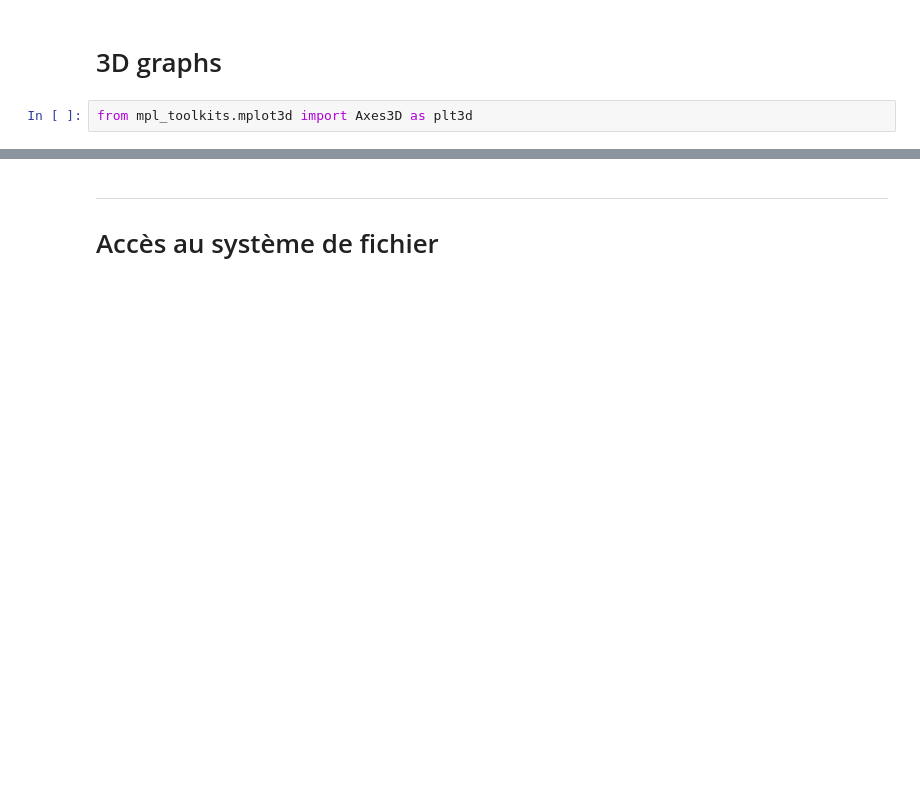
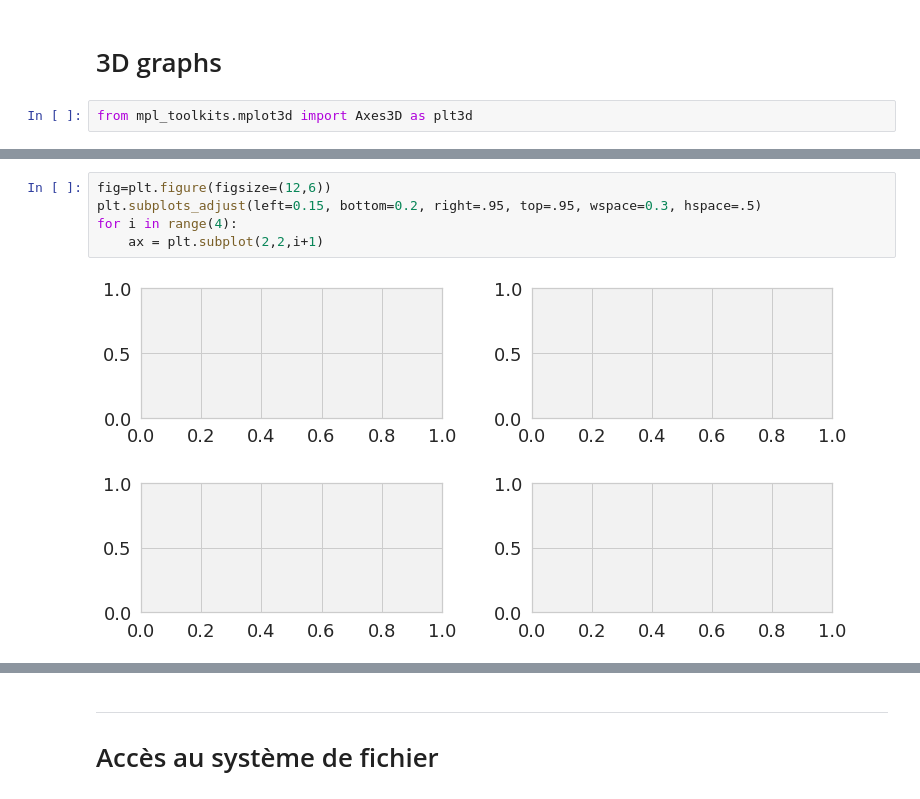
Before and after one commit to styvesg/PHQ1026_techniques_avancees, a Jupyter notebook: Introduction.ipynb, the cells around one changed output, grey strips where cells are left out. Drawn from its saved outputs; the diff is of its cells as text; blank space fills up the shorter version.

```diff
--- a/Introduction.ipynb
+++ b/Introduction.ipynb
@@ -578,0 +630,7 @@ Text(0.5, 0, '$A_2$')
+# %%
+fig=plt.figure(figsize=(12,6))
+plt.subplots_adjust(left=0.15, bottom=0.2, right=.95, top=.95, wspace=0.3, hspace=.5)
+for i in range(4):
+    ax = plt.subplot(2,2,i+1)
+# %% [output]
+[figure, added]
```
Also changed, not shown: parts of 65 cells of this notebook.
